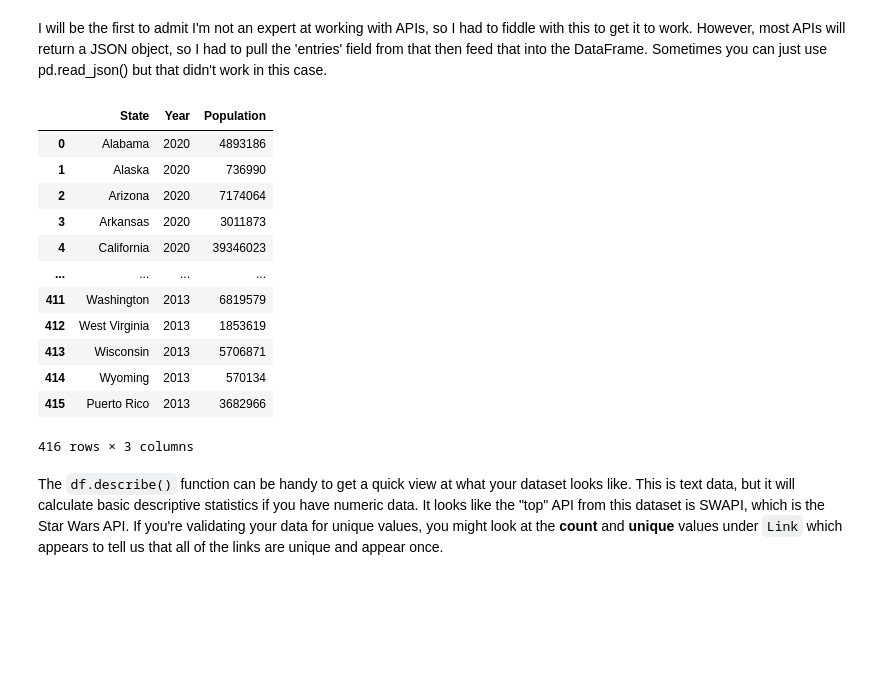
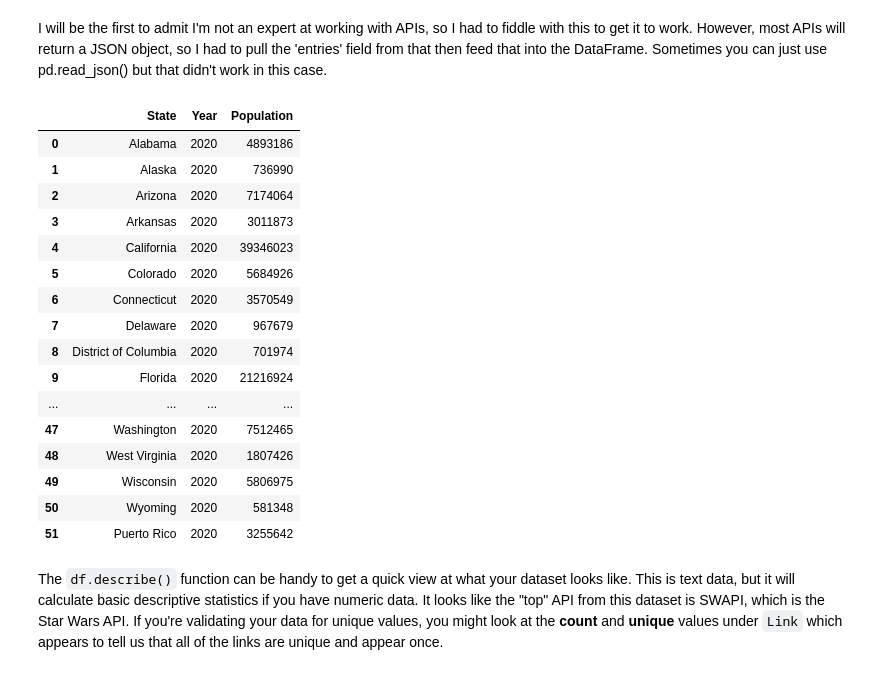
Before and after one commit to tgalbaugh/Class1_data_1_checks, a Jupyter notebook: Data_2_KC_1.ipynb, the cells around one changed output. Drawn from its saved outputs; the diff is of its cells as text; code cells hidden in the pictures; blank space fills up the shorter version.

````diff
--- a/Data_2_KC_1.ipynb
+++ b/Data_2_KC_1.ipynb
@@ -29,23 +29,27 @@ I will be the first to admit I'm not an expert at working with APIs, so I had to
 # %%
 r = requests.get('https://datausa.io/api/data?drilldowns=State&measures=Population')
 data = r.json()['data']
 df = pd.DataFrame(data=data)
-df = ps.sqldf("select State,Year,Population from df")
+df = ps.sqldf("select State,Year,Population from df Where Year = 2020")
 df
 # %% [output]
 |  | State | Year | Population |
 | 0 | Alabama | 2020 | 4893186 |
 | 1 | Alaska | 2020 | 736990 |
 | 2 | Arizona | 2020 | 7174064 |
 | 3 | Arkansas | 2020 | 3011873 |
 | 4 | California | 2020 | 39346023 |
+| 5 | Colorado | 2020 | 5684926 |
+| 6 | Connecticut | 2020 | 3570549 |
+| 7 | Delaware | 2020 | 967679 |
+| 8 | District of Columbia | 2020 | 701974 |
+| 9 | Florida | 2020 | 21216924 |
 | ... | ... | ... | ... |
-| 411 | Washington | 2013 | 6819579 |
-| 412 | West Virginia | 2013 | 1853619 |
-| 413 | Wisconsin | 2013 | 5706871 |
-| 414 | Wyoming | 2013 | 570134 |
-| 415 | Puerto Rico | 2013 | 3682966 |
+| 47 | Washington | 2020 | 7512465 |
+| 48 | West Virginia | 2020 | 1807426 |
+| 49 | Wisconsin | 2020 | 5806975 |
+| 50 | Wyoming | 2020 | 581348 |
+| 51 | Puerto Rico | 2020 | 3255642 |
-416 rows × 3 columns
 # %% [markdown]
 The ```df.describe()``` function can be handy to get a quick view at what your dataset looks like. This is text data, but it will calculate basic descriptive statistics if you have numeric data. It looks like the "top" API from this dataset is SWAPI, which is the Star Wars API. If you're validating your data for unique values, you might look at the **count** and **unique** values under ```Link``` which appears to tell us that all of the links are unique and appear once.
 # %%
````
Also changed, not shown: parts of 5 cells of this notebook.
